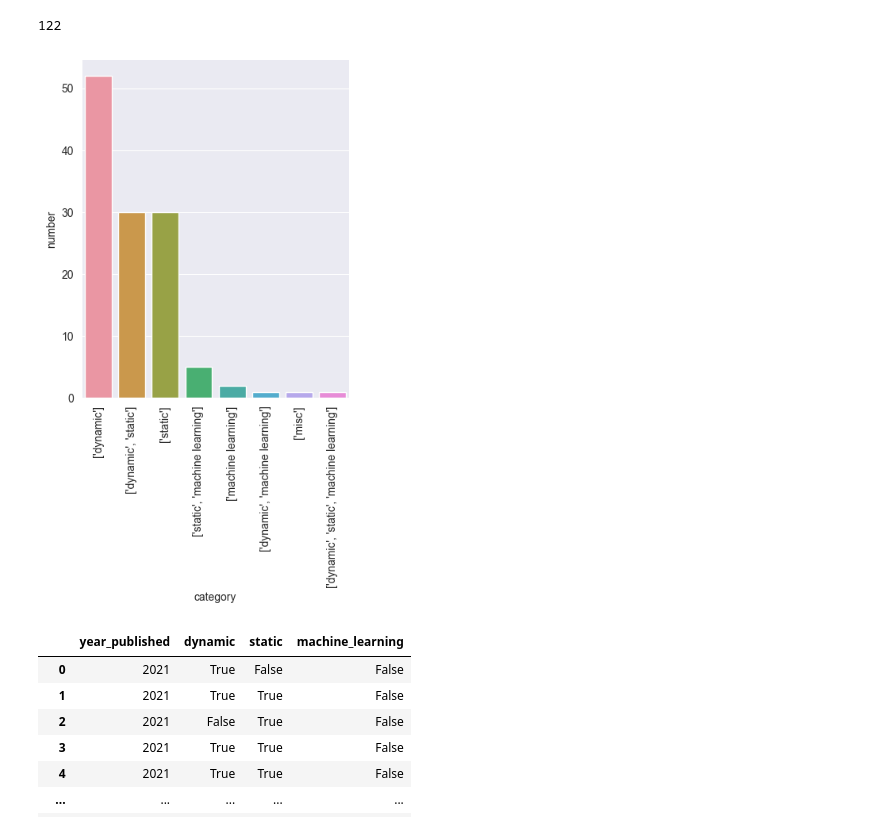
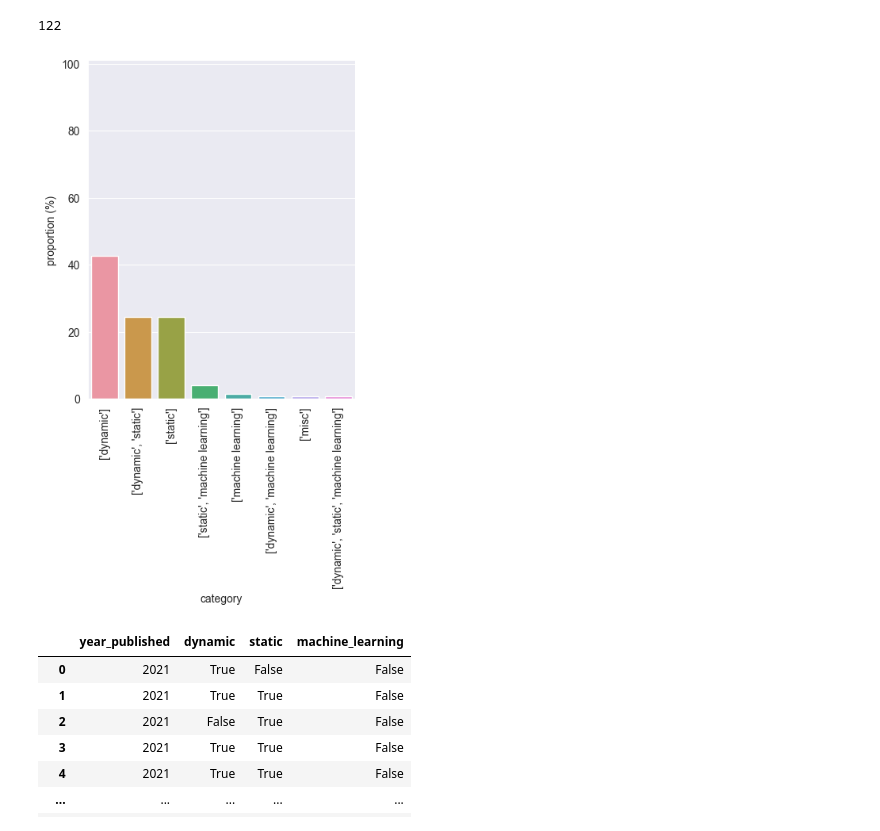
Before and after one commit to m-messer/Automated-Assessment-SLR-Data-Processing, a Jupyter notebook: analysis.ipynb, the cells around one changed output. Saved outputs shown, nothing was run; the diff lists cells and outputs as text; code cells hidden in the pictures.

```diff
--- a/analysis.ipynb
+++ b/analysis.ipynb
@@ -142,5 +150,6 @@ plt.savefig('plots/interaction.pdf', bbox_inches='tight')
 # %%
 category = pd.Series([cat for cat in df.category]).value_counts().reset_index()
 category.columns = ["category", 'number']
+category['proportion'] = (category.number / category.number.sum()) * 100
 category
 # %% [output]
@@ -158,11 +167,13 @@ category.number.sum()
 # %% [output]
 122
 # %%
-sns.catplot(category, kind='bar', x='category', y='number')
+ax_cat = sns.catplot(category, kind='bar', x='category', y='proportion')
+ax_cat.set(ylabel = 'proportion (%)')
 plt.xticks(rotation=90)
+plt.ylim([0, 101])
 plt.savefig('plots/category.pdf', bbox_inches='tight')
 # %% [output]
-[figure, old version]
+[figure, new version]
 # %%
 cat_time = df[['year_published', 'category']].copy()
 
```
Also changed, not shown: parts of 17 cells of this notebook, 9 other files.
